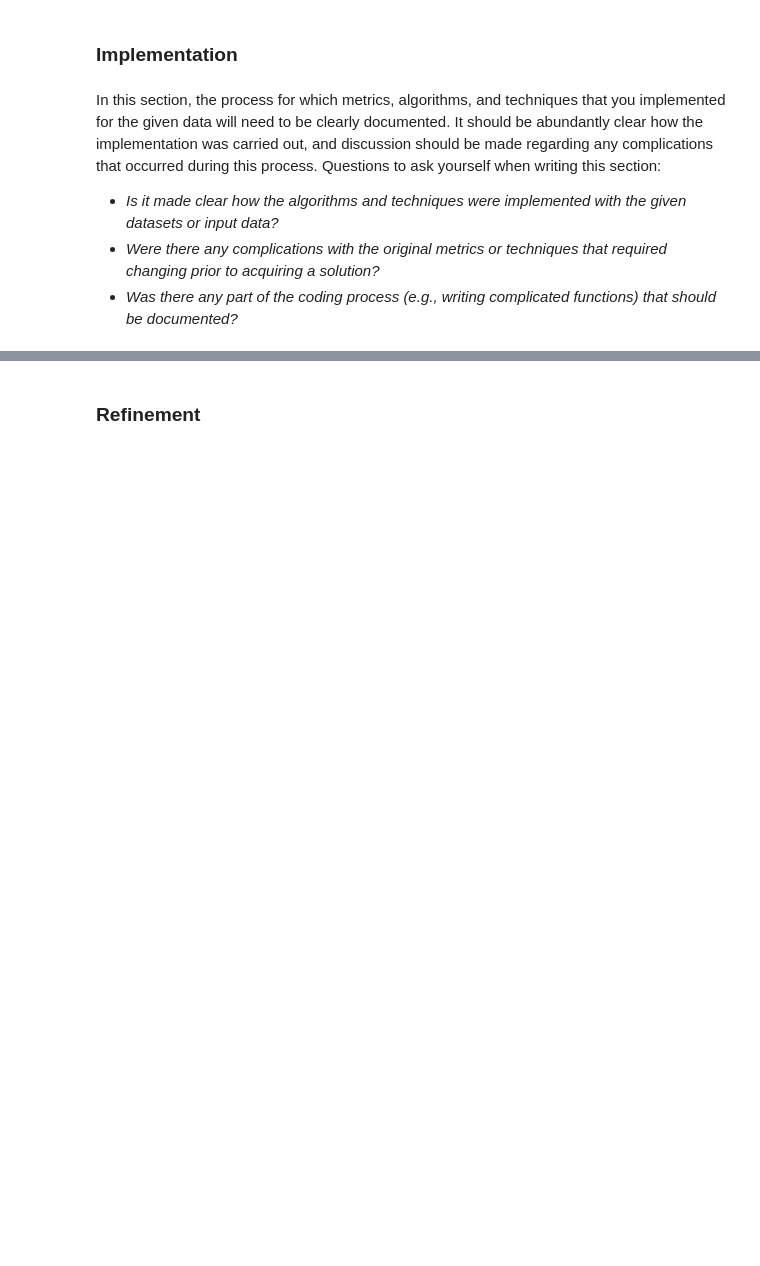
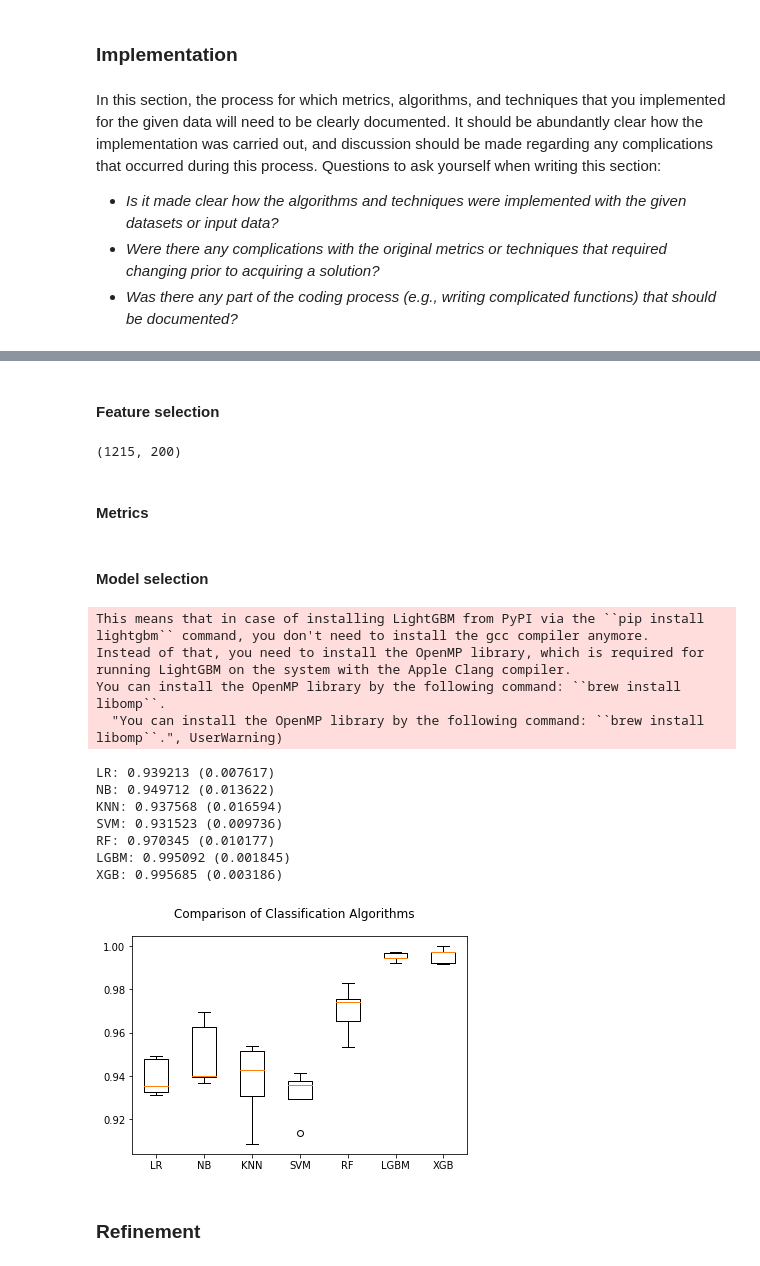
Before and after one commit to iangregson/udacity-mlnd, a Jupyter notebook: projects/capstone/capstone_project.ipynb, the cells around one changed output, grey strips where cells are left out. Cells and saved outputs as stored; diff of their text form; code cells hidden in the pictures; blank space fills up the shorter version.

```diff
--- a/projects/capstone/capstone_project.ipynb
+++ b/projects/capstone/capstone_project.ipynb
@@ -260,0 +568,2 @@ In this section, the process for which metrics, algorithms, and techniques that
+# %%
+X_train, X_test, y_train, y_test = utils.data_split(features, labels, random_state=SPLIT_RANDOM_SEED)
@@ -261,3 +572,81 @@ In this section, the process for which metrics, algorithms, and techniques that
+# %%
+from sklearn.preprocessing import MaxAbsScaler
+
+max_abs_scaler = MaxAbsScaler()
+X_train = max_abs_scaler.fit_transform(X_train)
+X_test = max_abs_scaler.fit_transform(X_test)
+# %% [markdown]
+#### Feature selection
+# %%
+X_train = utils.feature_selection(X_train, y_train, K_FEATURES)
+display(X_train.shape)
+# %% [output]
+(1215, 200)
+# %% [markdown]
+#### Metrics
+# %%
+#  Set up a scoring function that uses the f1 score metric
+from sklearn.metrics import f1_score, make_scorer
+f1_scorer = make_scorer(f1_score)
+# %% [markdown]
+#### Model selection
+# %%
+# Importing libraries
+from sklearn import model_selection
+from sklearn.linear_model import LogisticRegression
+from sklearn.tree import DecisionTreeClassifier
+from sklearn.neighbors import KNeighborsClassifier
+from sklearn.discriminant_analysis import LinearDiscriminantAnalysis
+from sklearn.naive_bayes import GaussianNB
+from sklearn.svm import SVC
+from sklearn.ensemble import RandomForestClassifier
+import lightgbm as lgb
+import xgboost as xgb
+import warnings
+warnings.filterwarnings('ignore')
+
+# Preparing models
+models = []
+models.append(('LR', LogisticRegression()))
+models.append(('NB', GaussianNB()))
+models.append(('KNN', KNeighborsClassifier()))
+models.append(('SVM', SVC()))
+models.append(('RF', RandomForestClassifier()))
+models.append(('LGBM', lgb.sklearn.LGBMClassifier()))
+models.append(('XGB', xgb.XGBClassifier()))
+
+# Model Evaluation
+results = []
+names = []
+
+for name, model in models:
+    kfold = model_selection.KFold(n_splits=K_FOLDS, random_state=K_FOLD_RANDOM_SEED)
+    cv_results = model_selection.cross_val_score(model, X_train, y_train, cv=kfold, scoring=f1_scorer)
+    results.append(cv_results)
+    names.append(name)
+    msg = "%s: %f (%f)" % (name, cv_results.mean(), cv_results.std())
+    print(msg)
+
+# Boxplot to compare algorithms
+fig = plt.figure()
+fig.suptitle('Comparison of Classification Algorithms')
+ax = fig.add_subplot(111)
+plt.boxplot(results)
+ax.set_xticklabels(names)
+plt.show()
+# %% [output]
+This means that in case of installing LightGBM from PyPI via the ``pip install lightgbm`` command, you don't need to install the gcc compiler anymore.
+Instead of that, you need to install the OpenMP library, which is required for running LightGBM on the system with the Apple Clang compiler.
+You can install the OpenMP library by the following command: ``brew install libomp``.
+  "You can install the OpenMP library by the following command: ``brew install libomp``.", UserWarning)
+LR: 0.939213 (0.007617)
+NB: 0.949712 (0.013622)
+KNN: 0.937568 (0.016594)
+SVM: 0.931523 (0.009736)
+RF: 0.970345 (0.010177)
+LGBM: 0.995092 (0.001845)
+XGB: 0.995685 (0.003186)
+[figure, added]
 # %% [markdown]
 ### Refinement
 # %% [markdown]
```
Also changed, not shown: parts of 57 cells of this notebook, 3 other files.
